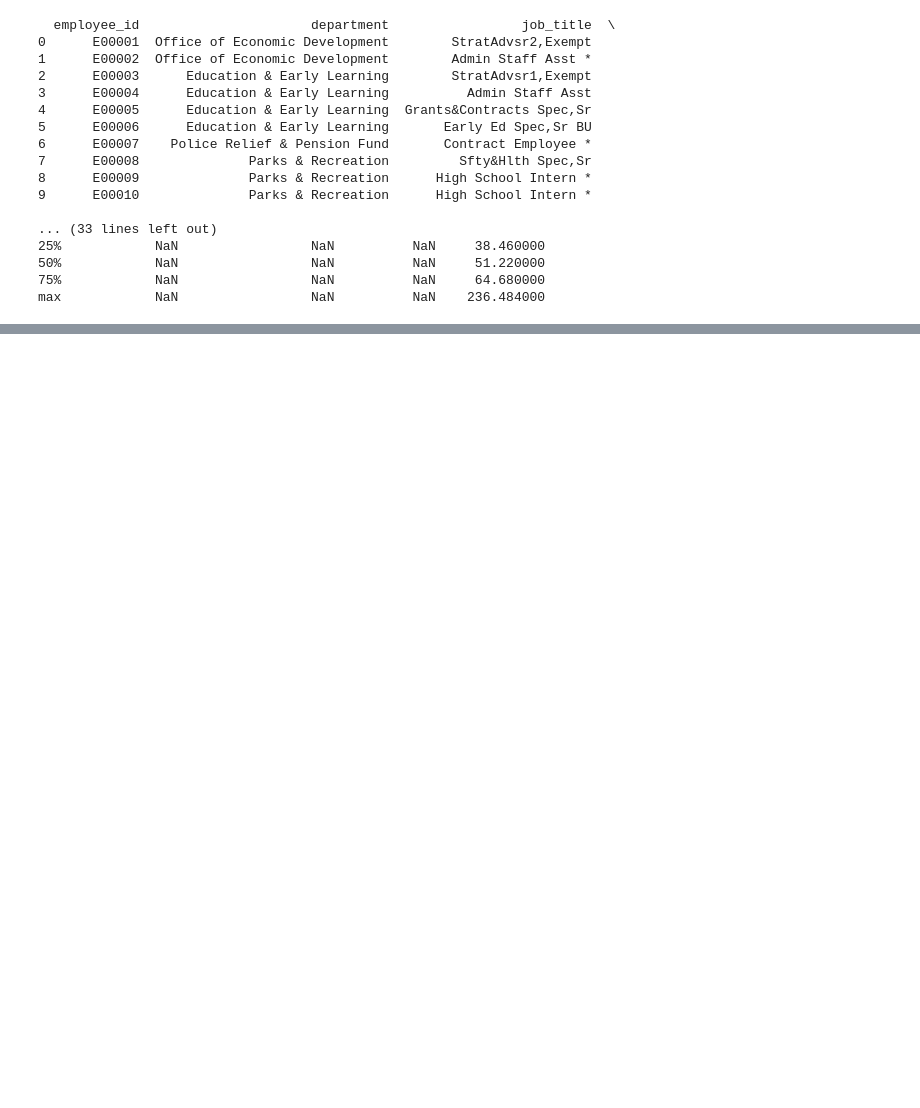
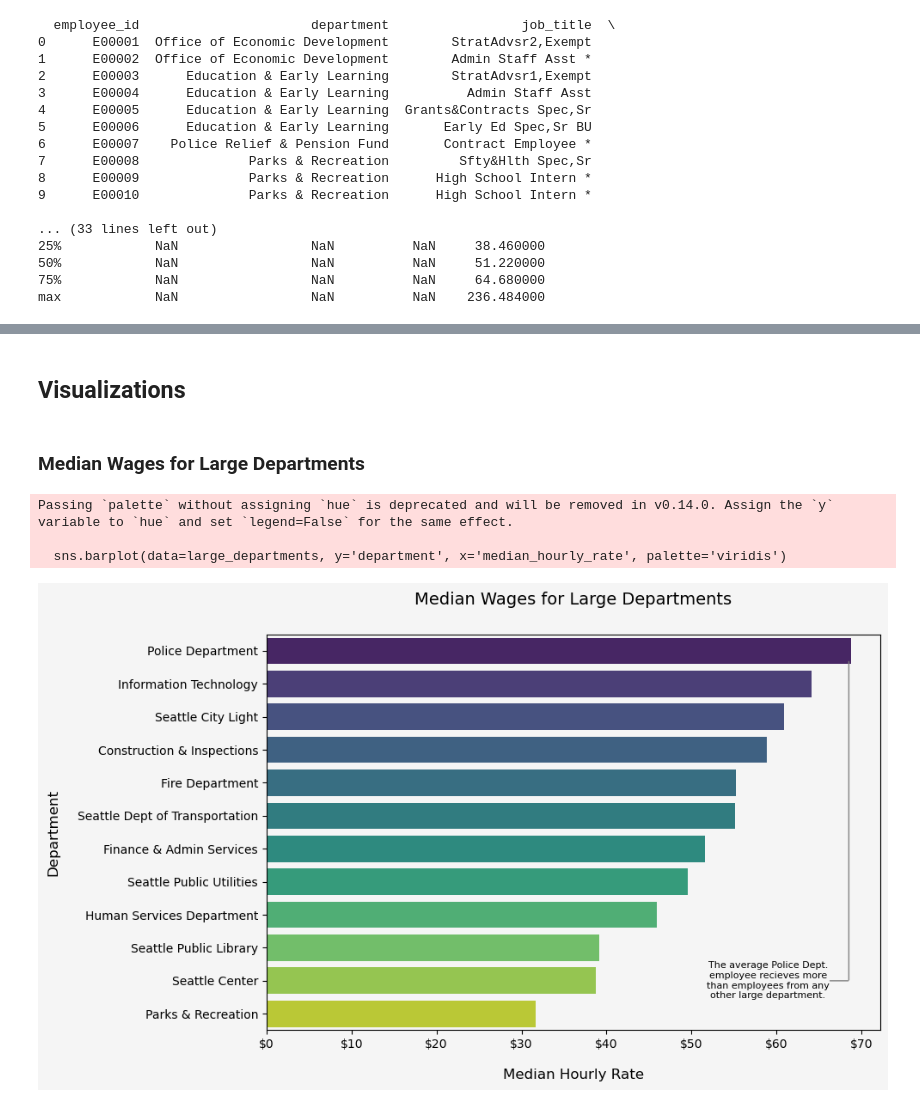
Before and after one commit to bryantjay/Portfolio, a Jupyter notebook: Quickies/Seattle Labor Spending by Department/labor_budgets.ipynb, the cells around one changed output, grey strips where cells are left out. Drawn from its saved outputs; the diff is of its cells as text; code cells hidden in the pictures; blank space fills up the shorter version.

```diff
--- a/Quickies/Seattle Labor Spending by Department/labor_budgets.ipynb
+++ b/Quickies/Seattle Labor Spending by Department/labor_budgets.ipynb
@@ -112,8 +120,65 @@ Total Number of Positions: 1157
 | 37 | Seattle Public Library         |                  99 |             633 |              41.38 |                39.11 |                 5.8 |               24756.6  |
 | 38 | Seattle Public Utilities       |                 234 |            1425 |              53.53 |                49.58 |                 8   |               70651.5  |
 | 39 | Sustainability & Environment   |                  23 |              50 |              59.24 |                63.64 |                -6.9 |                3182    |
+# %% [markdown]
+## Visualizations
 # %%
 # Default plot settings
 plt.rcParams['figure.facecolor'] = 'whitesmoke'
 plt.rcParams['axes.facecolor'] = 'whitesmoke'
 plt.rcParams['font.family'] = 'DejaVu Sans'
+# %% [markdown]
+### Median Wages for Large Departments
+# %%
+# Filter departments with more than 400 employees
+large_departments = departments[departments['num_employees'] > 400]
+
+# Sort by median_hourly_rate in descending order
+large_departments = large_departments.sort_values('median_hourly_rate', ascending=False)
+
+# Create the horizontal bar plot for 'median_hourly_rate'
+plt.figure(figsize=(10, 6))
+sns.barplot(data=large_departments, y='department', x='median_hourly_rate', palette='viridis')
+
+# Format x-axis tick labels with "$" symbol
+formatter = FuncFormatter(lambda x, _: f'${x:.0f}')
+plt.gca().xaxis.set_major_formatter(formatter)
+
+
+# Annotation text
+text = "The average Police Dept.\nemployee recieves more\nthan employees from any\nother large department."
+
+plt.text(59, 10, text,
+    horizontalalignment='center',
+    verticalalignment='center',
+    fontsize=8,
+    color='black'
+)
+
+# Annotation Line
+def draw_line(start, end):
+    plt.annotate(
+    "",
+    start,
+    end,
+    arrowprops=dict(arrowstyle='-', color='gray')
+    )
+
+draw_line((68.5, 0.25), (68.5, 10.05))
+draw_line((68.7, 10), (66, 10))
+
+
+
+# Add labels and title
+plt.xlabel('Median Hourly Rate', fontsize=12, labelpad=15)
+plt.ylabel('Department', fontsize=12, labelpad=15)
+plt.title('Median Wages for Large Departments', fontsize=14, pad=25)
+
+# Display the plot
+plt.tight_layout()
+plt.show()
+# %% [output]
+Passing `palette` without assigning `hue` is deprecated and will be removed in v0.14.0. Assign the `y` variable to `hue` and set `legend=False` for the same effect.
+
+  sns.barplot(data=large_departments, y='department', x='median_hourly_rate', palette='viridis')
+[figure, added]
```
Also changed, not shown: parts of 14 cells of this notebook.
